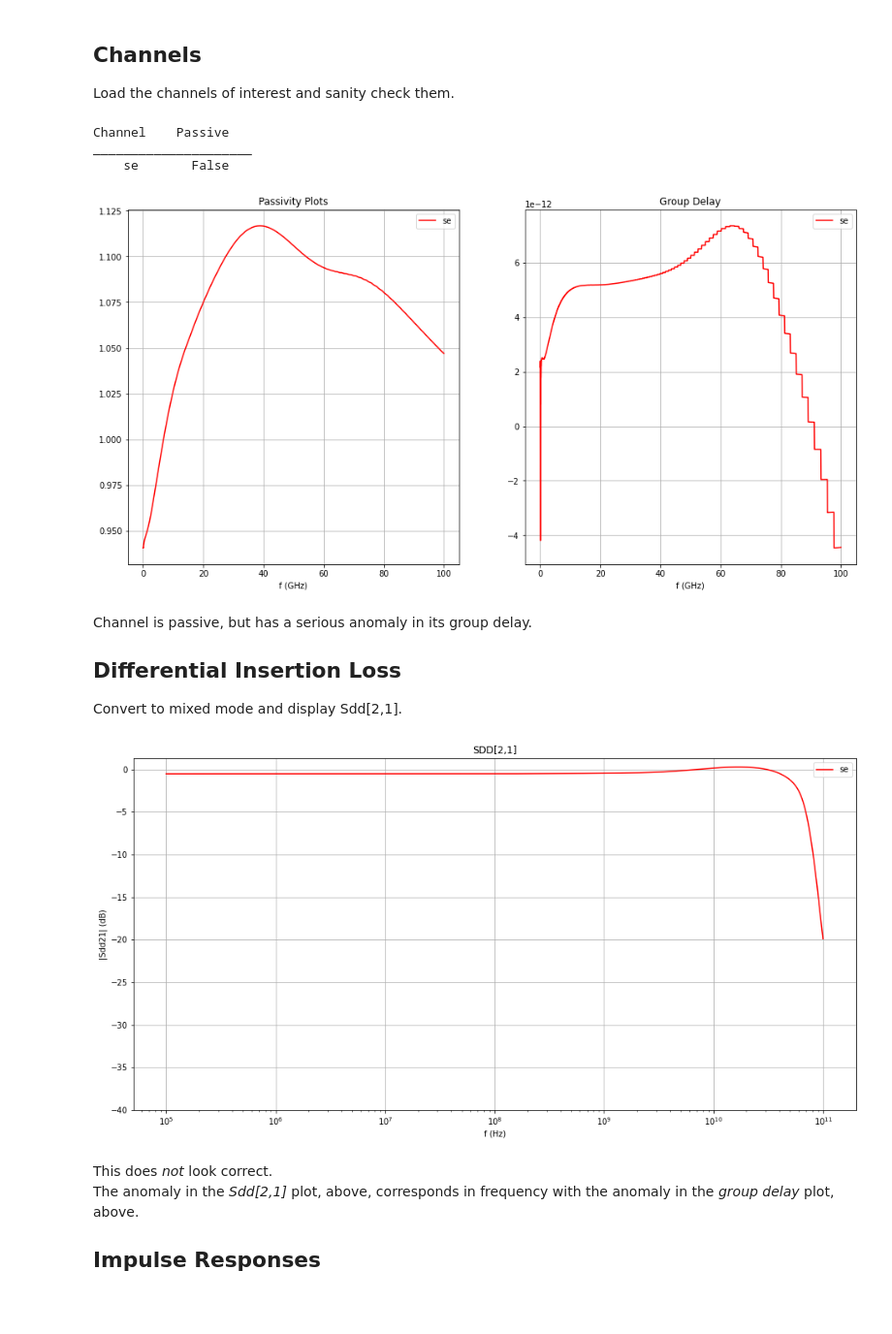
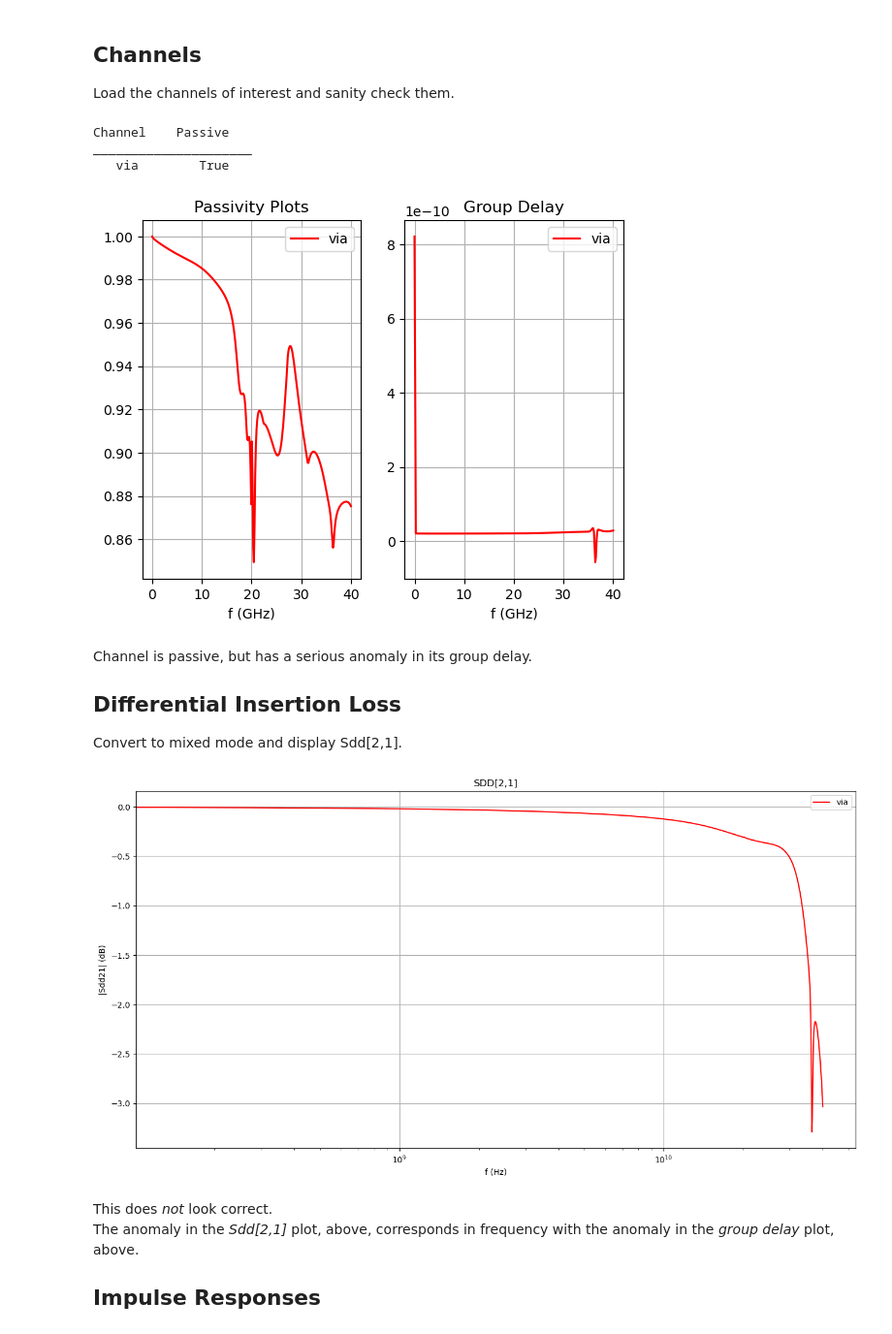
Before and after one commit to capn-freako/PyBERT, a Jupyter notebook: misc/scikit-rf/S-param Check.ipynb, the cells around one changed output. Shown at 97% size. Cells and saved outputs as stored; diff of their text form; code cells hidden in the pictures; blank space fills up the shorter version.

```diff
--- a/misc/scikit-rf/S-param Check.ipynb
+++ b/misc/scikit-rf/S-param Check.ipynb
@@ -51,7 +51,7 @@ chnls = []
 # chnls.append(('ch2', rf.Network('../channels/802.3bj_COM_Cisco/kochuparambil_3bj_02_0913/Beth_shortReflective_THRU.s4p')))
 # chnls.append(('ch5', rf.Network('../channels/shanbhag_01_0511/TEC_Whisper27in_THRU_G14G15.s4p')))
 # chnls.append(('se', rf.Network('../Support/DoriItzhaki/tx_se.s4p')))
-chnls.append(('se', rf.Network('/tools/synopsys/dw/xsr/database/model_files/tx_typ.s4p')))
+chnls.append(('via', rf.Network('/Users/dbanas/Documents/Keysight/CustomerSupport/Fortinet/Via_Void_36.5_LinSweep.s4p')))
 
 # Create diagonal mask, for checking passivity, below.
 n = chnls[0][1]
@@ -69,35 +69,35 @@ for (lbl, ntwk), clr in zip(chnls, clrs):
     else:
         passivities.append(False)
     plt.subplot(121)
     plt.plot(ntwk.f / 1e9, passivity, clr, label=lbl)
 
     plt.subplot(122)
     plt.plot(ntwk.f / 1e9, sdd_21(ntwk).group_delay.flatten(), clr, label=lbl)
 
 #Plot passivities.
 plt.subplot(121)
 plt.title("Passivity Plots")
 plt.xlabel("f (GHz)")
 plt.grid()
 plt.legend(loc='upper right')
 
 #Plot group delays.
 plt.subplot(122)
 plt.title("Group Delay")
 plt.xlabel("f (GHz)")
 plt.grid()
 plt.legend(loc='upper right')
 
 # Print a summary of the results.
 print("{:10s} {:10s}".format('Channel','Passive'))
 print('_'*21)
 for ((lbl, ntwk), passive) in zip(chnls, passivities):
     print("{:^10s} {:^10s}".format(lbl, str(passive)))
 # %% [output]
 Channel    Passive
 _____________________
-    se       False
+   via        True
-[figure, old version]
+[figure, new version]
 # %% [markdown]
 Channel is passive, but has a serious anomaly in its group delay.
 
@@ -117,10 +117,10 @@ plt.xlabel("f (Hz)")
 plt.ylabel("|Sdd21| (dB)")
 plt.grid()
 plt.legend(loc='upper right')
-plt.axis(ymin=-40)
+#plt.axis(ymin=-40)
 plt.show()
 # %% [output]
-[figure, old version]
+[figure, new version]
 # %% [markdown]
 This does *not* look correct.
 The anomaly in the *Sdd[2,1]* plot, above, corresponds in frequency with the anomaly in the *group delay* plot, above.
```
Also changed, not shown: parts of 8 cells of this notebook, 3 other files.
